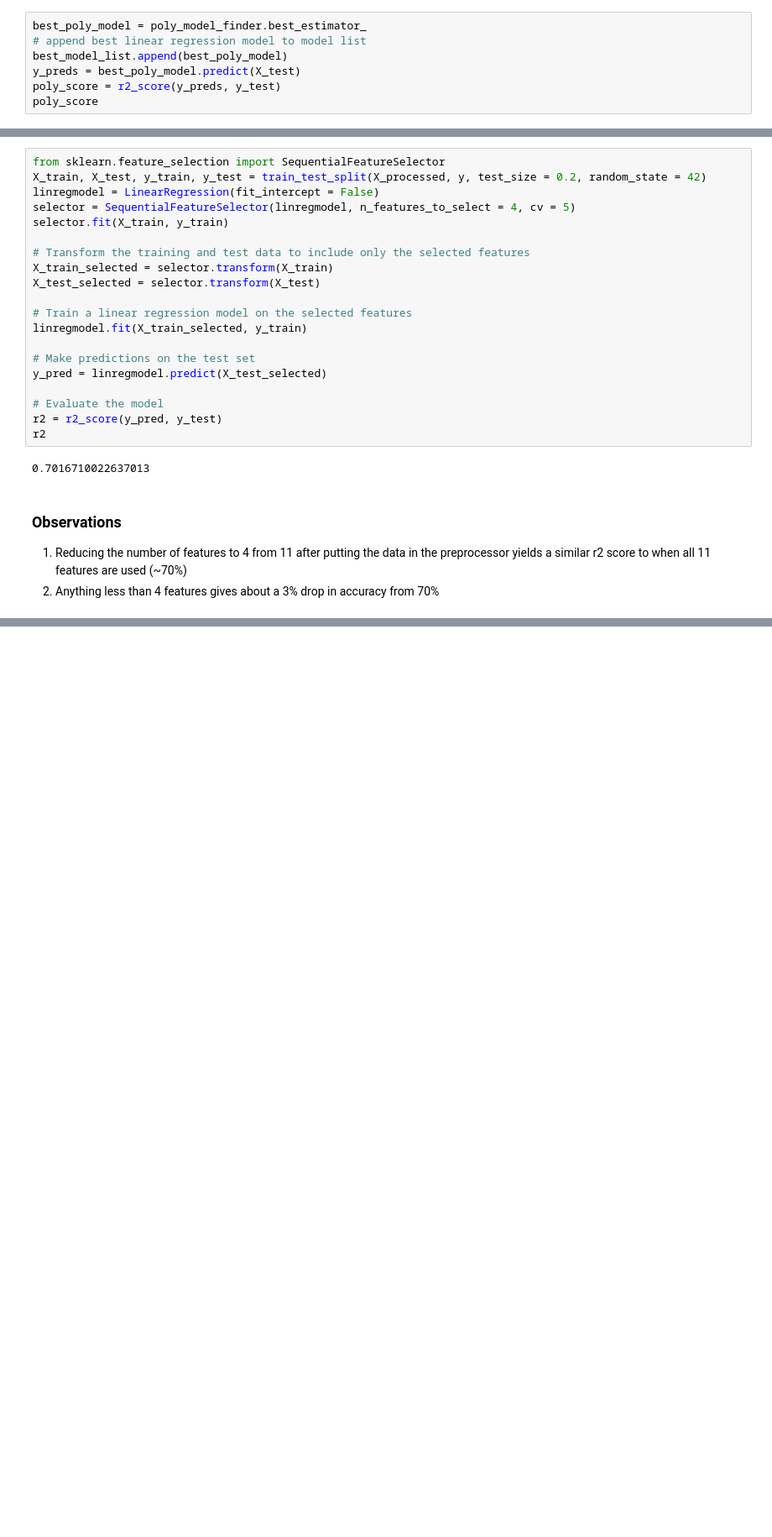
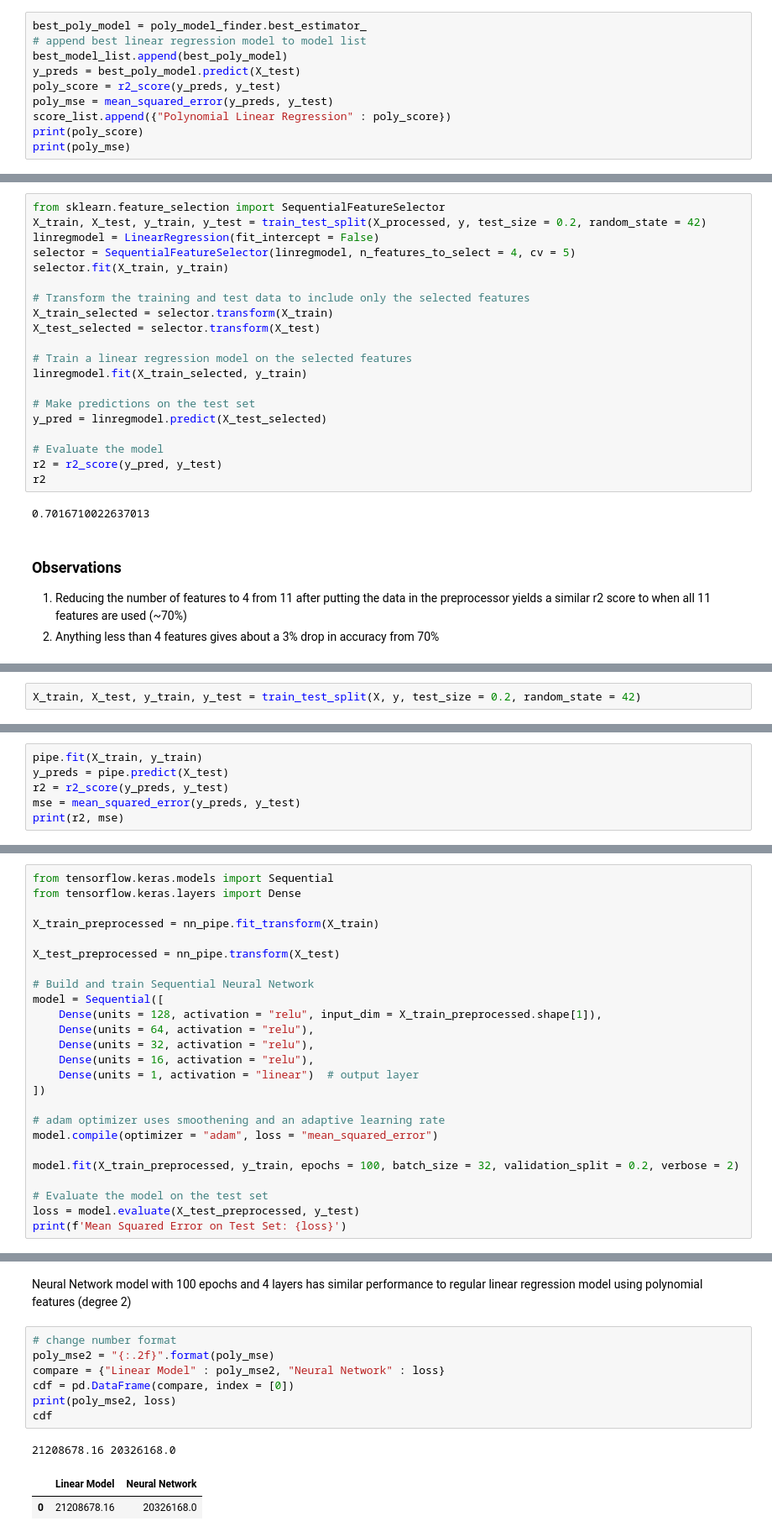
Before and after one commit to RezaP117/Health_Insurance_Cost_Predictor, a Jupyter notebook: notebook/model_training.ipynb, the cells around one changed output, grey strips where cells are left out. Shown at 84% size. Saved outputs shown, nothing was run; the diff lists cells and outputs as text; blank space fills up the shorter version.

```diff
--- a/notebook/model_training.ipynb
+++ b/notebook/model_training.ipynb
@@ -256,6 +266,9 @@ best_poly_model = poly_model_finder.best_estimator_
 best_model_list.append(best_poly_model)
 y_preds = best_poly_model.predict(X_test)
 poly_score = r2_score(y_preds, y_test)
-poly_score
+poly_mse = mean_squared_error(y_preds, y_test)
+score_list.append({"Polynomial Linear Regression" : poly_score})
+print(poly_score)
+print(poly_mse)
 # %% [output]
 0.854580929826676
@@ -501,0 +558,2 @@ r2
+# %%
+X_train, X_test, y_train, y_test = train_test_split(X, y, test_size = 0.2, random_state = 42)
@@ -501,0 +576,6 @@ r2
+# %%
+pipe.fit(X_train, y_train)
+y_preds = pipe.predict(X_test)
+r2 = r2_score(y_preds, y_test)
+mse = mean_squared_error(y_preds, y_test)
+print(r2, mse)
@@ -501,0 +636,25 @@ r2
+# %%
+from tensorflow.keras.models import Sequential
+from tensorflow.keras.layers import Dense
+
+X_train_preprocessed = nn_pipe.fit_transform(X_train)
+
+X_test_preprocessed = nn_pipe.transform(X_test)
+
+# Build and train Sequential Neural Network
+model = Sequential([
+    Dense(units = 128, activation = "relu", input_dim = X_train_preprocessed.shape[1]),
+    Dense(units = 64, activation = "relu"),
+    Dense(units = 32, activation = "relu"),
+    Dense(units = 16, activation = "relu"),
+    Dense(units = 1, activation = "linear")  # output layer
+])
+
+# adam optimizer uses smoothening and an adaptive learning rate
+model.compile(optimizer = "adam", loss = "mean_squared_error")
+
+model.fit(X_train_preprocessed, y_train, epochs = 100, batch_size = 32, validation_split = 0.2, verbose = 2)
+
+# Evaluate the model on the test set
+loss = model.evaluate(X_test_preprocessed, y_test)
+print(f'Mean Squared Error on Test Set: {loss}')
@@ -501,0 +679,13 @@ r2
+# %% [markdown]
+Neural Network model with 100 epochs and 4 layers has similar performance to regular linear regression model using polynomial features (degree 2)
+# %%
+# change number format
+poly_mse2 = "{:.2f}".format(poly_mse)
+compare = {"Linear Model" : poly_mse2, "Neural Network" : loss}
+cdf = pd.DataFrame(compare, index = [0])
+print(poly_mse2, loss)
+cdf
+# %% [output]
+21208678.16 20326168.0
+|  | Linear Model | Neural Network |
+| 0 | 21208678.16 | 20326168.0 |
```
Also changed, not shown: parts of 26 cells of this notebook.
